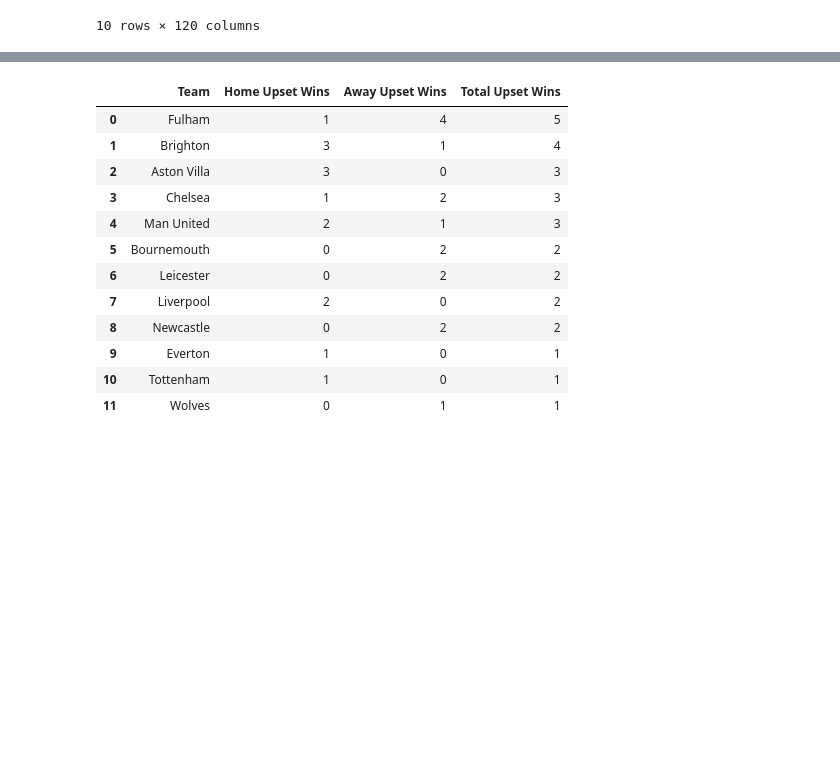
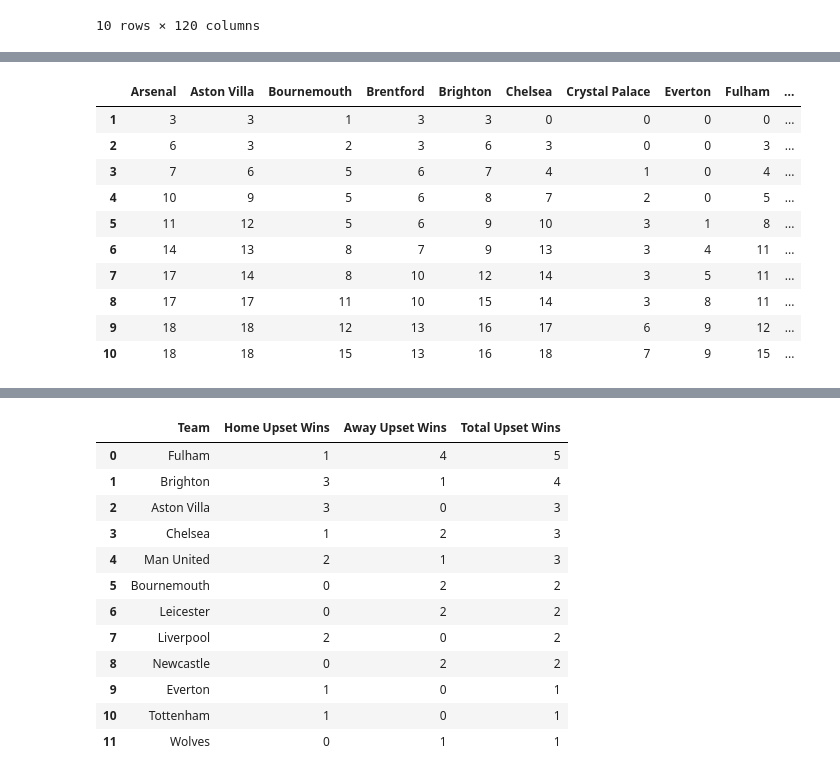
Before and after one commit to William-Mahnke/Premier-League, a Jupyter notebook: 2024-2025.ipynb, the cells around one changed output, grey strips where cells are left out. Cells and saved outputs as stored; diff of their text form; code cells hidden in the pictures; blank space fills up the shorter version.

```diff
--- a/2024-2025.ipynb
+++ b/2024-2025.ipynb
@@ -30,0 +100,32 @@ data_2024_2025.head(10)
+# %%
+# generate a table showing cumulative points for each team
+cumulative_points = pd.DataFrame(columns = teams)
+for team in teams:
+    matches = match_results[(match_results['HomeTeam'] == team)
+                            | (match_results['AwayTeam'] == team)].reset_index(drop = True)
+    running_total = 0
+    points = []
+    for index, row in matches.iterrows():
+        if (row['HomeTeam'] == team and row['FTR'] == 'H') or (row['AwayTeam'] == team and row['FTR'] == 'A'):
+            running_total += 3
+            points.append(running_total)
+        elif row['FTR'] == 'D':
+            running_total += 1
+            points.append(running_total)
+        else:
+            points.append(running_total)
+    cumulative_points[team] = points
+cumulative_points.index += 1
+cumulative_points.head(10)
+# %% [output]
+|  | Arsenal | Aston Villa | Bournemouth | Brentford | Brighton | Chelsea | Crystal Palace | Everton | Fulham | ... |
+| 1 | 3 | 3 | 1 | 3 | 3 | 0 | 0 | 0 | 0 | ... |
+| 2 | 6 | 3 | 2 | 3 | 6 | 3 | 0 | 0 | 3 | ... |
+| 3 | 7 | 6 | 5 | 6 | 7 | 4 | 1 | 0 | 4 | ... |
+| 4 | 10 | 9 | 5 | 6 | 8 | 7 | 2 | 0 | 5 | ... |
+| 5 | 11 | 12 | 5 | 6 | 9 | 10 | 3 | 1 | 8 | ... |
+| 6 | 14 | 13 | 8 | 7 | 9 | 13 | 3 | 4 | 11 | ... |
+| 7 | 17 | 14 | 8 | 10 | 12 | 14 | 3 | 5 | 11 | ... |
+| 8 | 17 | 17 | 11 | 10 | 15 | 14 | 3 | 8 | 11 | ... |
+| 9 | 18 | 18 | 12 | 13 | 16 | 17 | 6 | 9 | 12 | ... |
+| 10 | 18 | 18 | 15 | 13 | 16 | 18 | 7 | 9 | 15 | ... |
```
Also changed, not shown: parts of 19 cells of this notebook.
